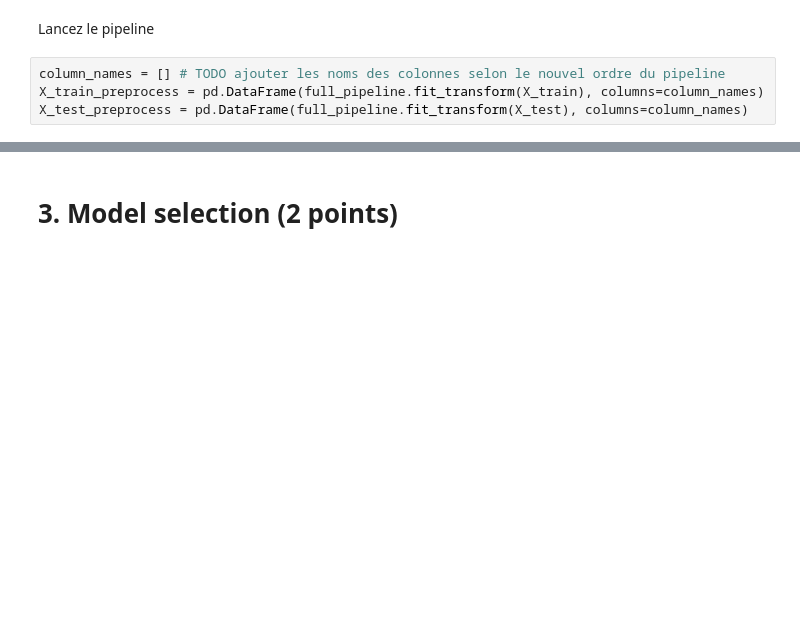
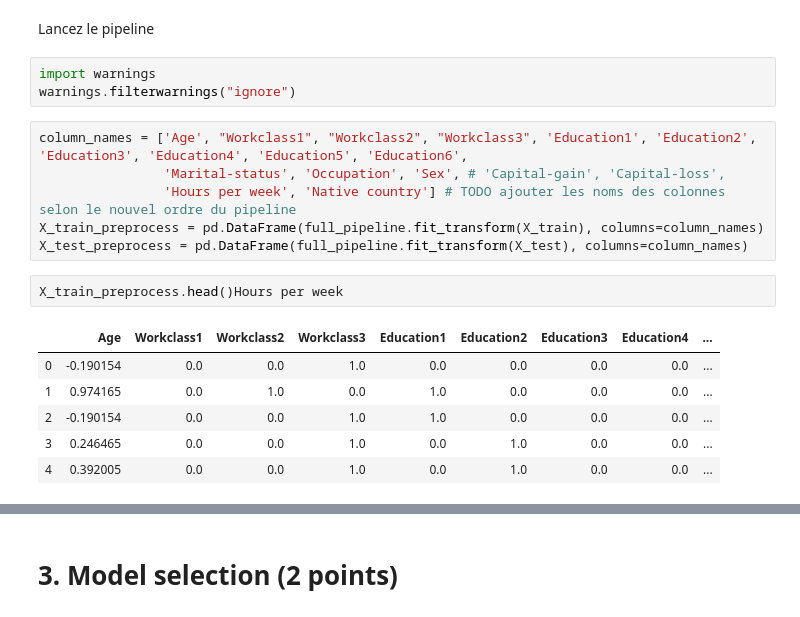
Before and after one commit to MAliElakhrass/INF8215, a Jupyter notebook: TP3/TP3_El-Asmar_Elakhrass_Hasrouni.ipynb, the cells around one changed output, grey strips where cells are left out. Drawn from its saved outputs; the diff is of its cells as text; blank space fills up the shorter version.

```diff
--- a/TP3/TP3_INF8215.ipynb
+++ b/TP3/TP3_El-Asmar_Elakhrass_Hasrouni.ipynb
@@ -692,6 +811,20 @@ full_pipeline = ColumnTransformer([
 # %% [markdown]
 Lancez le pipeline
+# %%
+import warnings
+warnings.filterwarnings("ignore")
 # %%
-column_names = [] # TODO ajouter les noms des colonnes selon le nouvel ordre du pipeline
+column_names = ['Age', "Workclass1", "Workclass2", "Workclass3", 'Education1', 'Education2', 'Education3', 'Education4', 'Education5', 'Education6',
+                'Marital-status', 'Occupation', 'Sex', # 'Capital-gain', 'Capital-loss',
+                'Hours per week', 'Native country'] # TODO ajouter les noms des colonnes selon le nouvel ordre du pipeline
 X_train_preprocess = pd.DataFrame(full_pipeline.fit_transform(X_train), columns=column_names)
 X_test_preprocess = pd.DataFrame(full_pipeline.fit_transform(X_test), columns=column_names)
+# %%
+X_train_preprocess.head()Hours per week
+# %% [output]
+|  | Age | Workclass1 | Workclass2 | Workclass3 | Education1 | Education2 | Education3 | Education4 | ... |
+| 0 | -0.190154 | 0.0 | 0.0 | 1.0 | 0.0 | 0.0 | 0.0 | 0.0 | ... |
+| 1 | 0.974165 | 0.0 | 1.0 | 0.0 | 1.0 | 0.0 | 0.0 | 0.0 | ... |
+| 2 | -0.190154 | 0.0 | 0.0 | 1.0 | 1.0 | 0.0 | 0.0 | 0.0 | ... |
+| 3 | 0.246465 | 0.0 | 0.0 | 1.0 | 0.0 | 1.0 | 0.0 | 0.0 | ... |
+| 4 | 0.392005 | 0.0 | 0.0 | 1.0 | 0.0 | 1.0 | 0.0 | 0.0 | ... |
```
Also changed, not shown: parts of 31 cells of this notebook, 4 other files.
